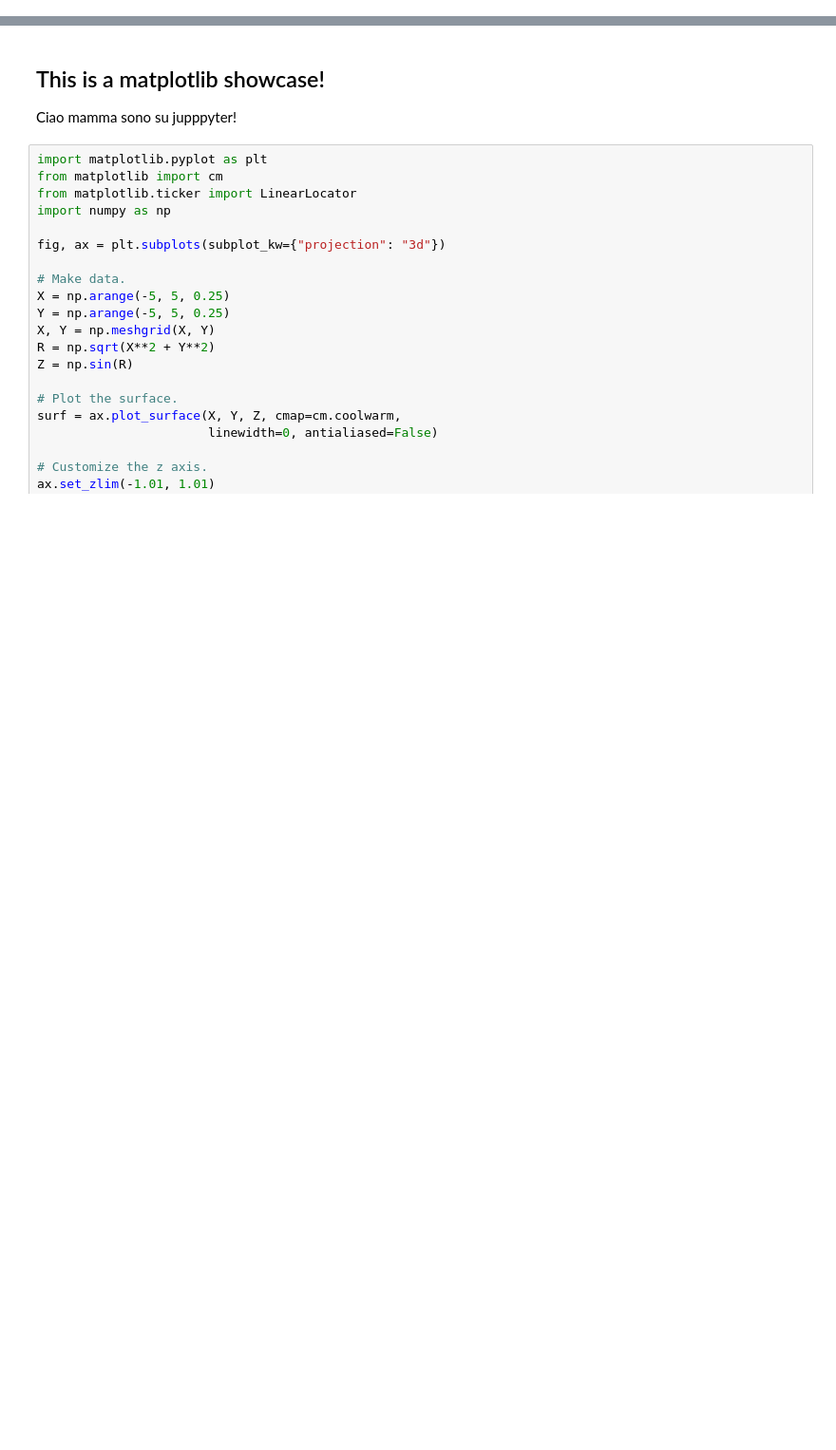
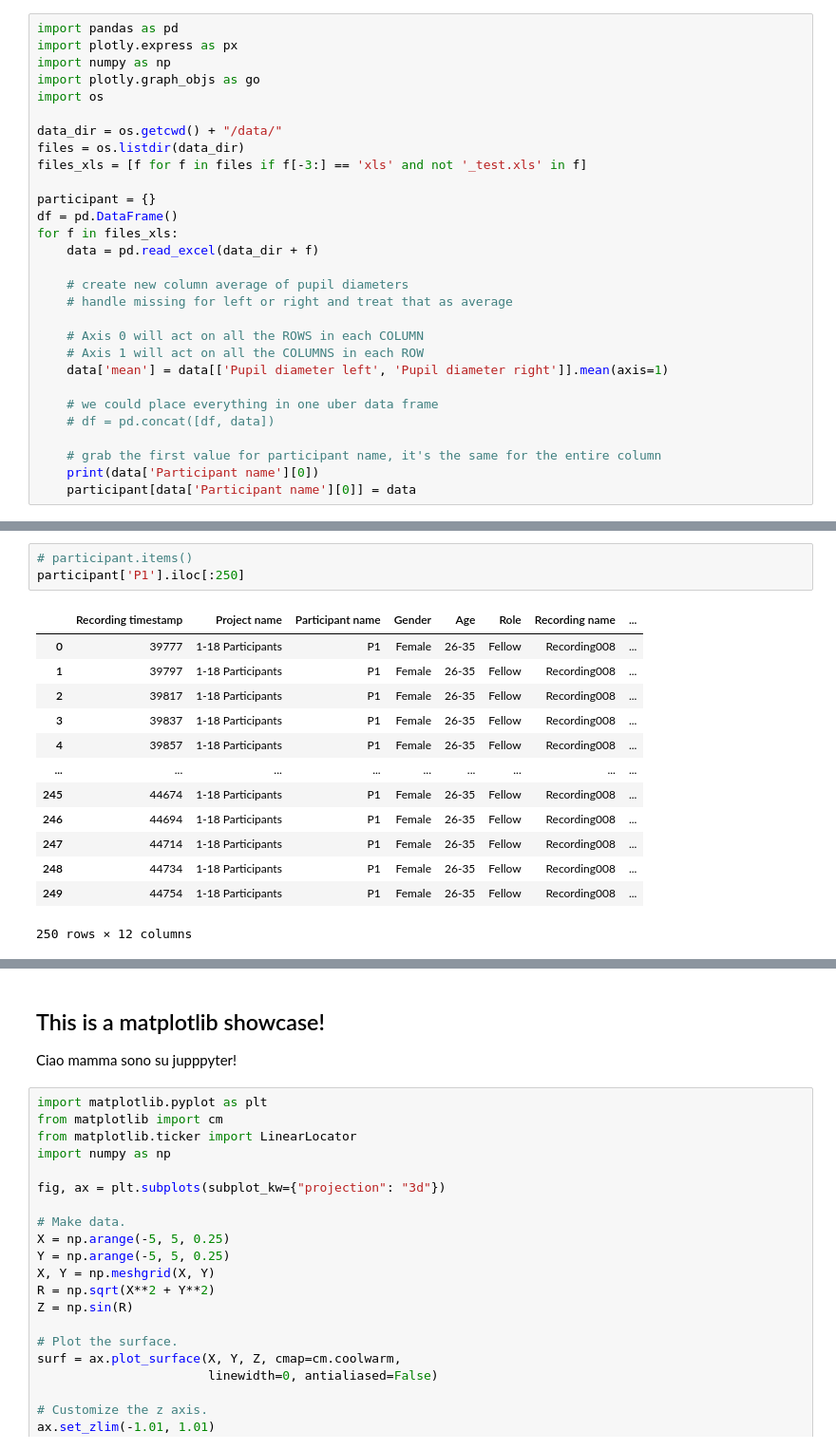
Before and after one commit to couharrison/eye-tracking, a Jupyter notebook: notebook.ipynb, the cells around one changed output, grey strips where cells are left out. Shown at 95% size. Drawn from its saved outputs; the diff is of its cells as text; blank space fills up the shorter version.

Commit message:
pull in all data files and bin

```diff
--- a/notebook.ipynb
+++ b/notebook.ipynb
@@ -38,0 +1,29 @@ plt.show()
+# %%
+import pandas as pd
+import plotly.express as px
+import numpy as np
+import plotly.graph_objs as go
+import os
+
+data_dir = os.getcwd() + "/data/"
+files = os.listdir(data_dir)
+files_xls = [f for f in files if f[-3:] == 'xls' and not '_test.xls' in f]
+
+participant = {}
+df = pd.DataFrame()
+for f in files_xls:
+    data = pd.read_excel(data_dir + f)
+
+    # create new column average of pupil diameters
+    # handle missing for left or right and treat that as average
+
+    # Axis 0 will act on all the ROWS in each COLUMN
+    # Axis 1 will act on all the COLUMNS in each ROW
+    data['mean'] = data[['Pupil diameter left', 'Pupil diameter right']].mean(axis=1)
+
+    # we could place everything in one uber data frame
+    # df = pd.concat([df, data])
+
+    # grab the first value for participant name, it's the same for the entire column
+    print(data['Participant name'][0])
+    participant[data['Participant name'][0]] = data
@@ -38,0 +48,17 @@ plt.show()
+# %%
+# participant.items()
+participant['P1'].iloc[:250]
+# %% [output]
+|  | Recording timestamp | Project name | Participant name | Gender | Age | Role | Recording name | ... |
+| 0 | 39777 | 1-18 Participants | P1 | Female | 26-35 | Fellow | Recording008 | ... |
+| 1 | 39797 | 1-18 Participants | P1 | Female | 26-35 | Fellow | Recording008 | ... |
+| 2 | 39817 | 1-18 Participants | P1 | Female | 26-35 | Fellow | Recording008 | ... |
+| 3 | 39837 | 1-18 Participants | P1 | Female | 26-35 | Fellow | Recording008 | ... |
+| 4 | 39857 | 1-18 Participants | P1 | Female | 26-35 | Fellow | Recording008 | ... |
+| ... | ... | ... | ... | ... | ... | ... | ... | ... |
+| 245 | 44674 | 1-18 Participants | P1 | Female | 26-35 | Fellow | Recording008 | ... |
+| 246 | 44694 | 1-18 Participants | P1 | Female | 26-35 | Fellow | Recording008 | ... |
+| 247 | 44714 | 1-18 Participants | P1 | Female | 26-35 | Fellow | Recording008 | ... |
+| 248 | 44734 | 1-18 Participants | P1 | Female | 26-35 | Fellow | Recording008 | ... |
+| 249 | 44754 | 1-18 Participants | P1 | Female | 26-35 | Fellow | Recording008 | ... |
+250 rows × 12 columns
```
Also changed, not shown: parts of 9 cells of this notebook.
